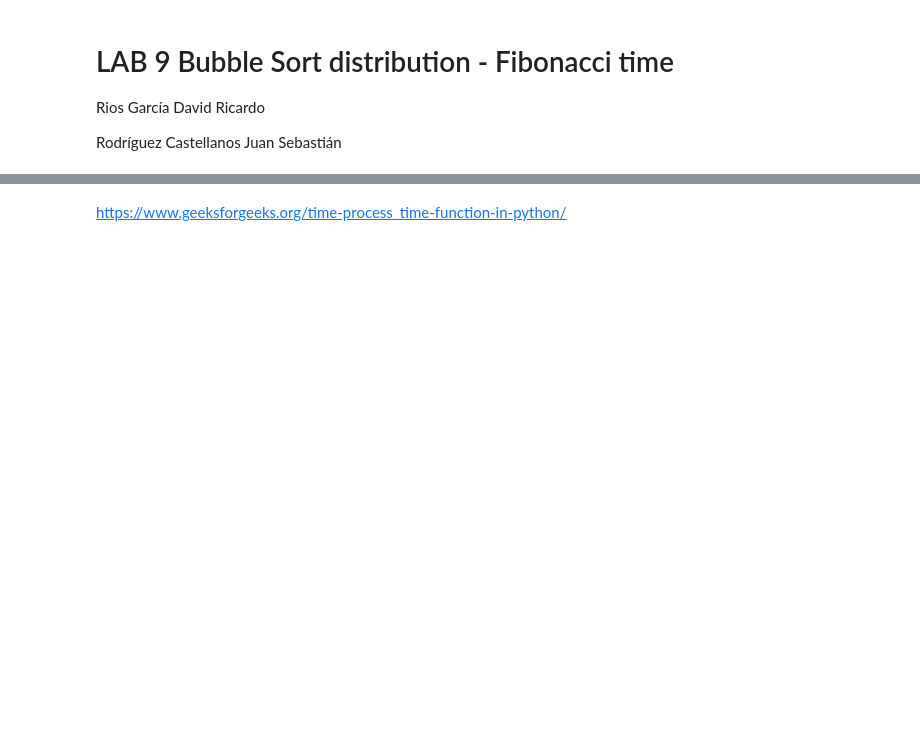
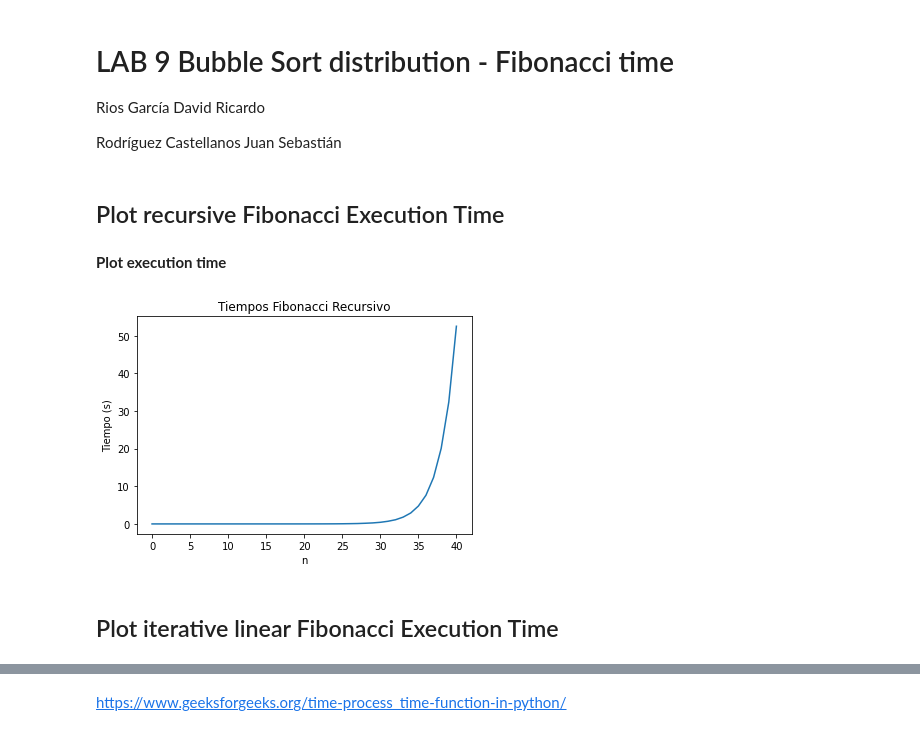
Before and after one commit to juarodriguezc/AlgorithmsUN2021I, a Jupyter notebook: Lab9/FibonacciTimesGroup18.ipynb, the cells around one changed output, grey strips where cells are left out. Cells and saved outputs as stored; diff of their text form; code cells hidden in the pictures; blank space fills up the shorter version.

```diff
--- a/Lab9/FibonacciTimesGroup18.ipynb
+++ b/Lab9/FibonacciTimesGroup18.ipynb
@@ -6,0 +11,30 @@ Rodríguez Castellanos Juan Sebastián
+# %% [markdown]
+## Plot recursive Fibonacci Execution Time
+# %%
+# fibR - Fibonacci Recursive O( ( (1+sqrt(5)/2 )^n lg n ) [Relaxed asymptotic bound O(2^n lg n)]
+def fibR(n):
+    if n==0 :
+        return 0
+    if n==1 :
+        return 1
+    return fibR(n-1)+fibR(n-2)    # for large n´s  the addition will take lg n stetp because the numebers are very large
+# %% [markdown]
+**Plot execution time**
+# %%
+rangeR = []
+recTimes= []
+for i in range (41):
+  rangeR.append(i)
+  t0 = process_time()
+  fibR(i)
+  tf =process_time()
+  recTimes.append(tf-t0)
+plt.title("Tiempos Fibonacci Recursivo")
+plt.plot(rangeR, recTimes,label="Fibonacci recursivo")
+plt.xlabel("n")
+plt.ylabel("Tiempo (s)")
+plt.show()
+# %% [output]
+[figure, added]
+# %% [markdown]
+## Plot iterative linear Fibonacci Execution Time
```
Also changed, not shown: parts of 31 cells of this notebook.
